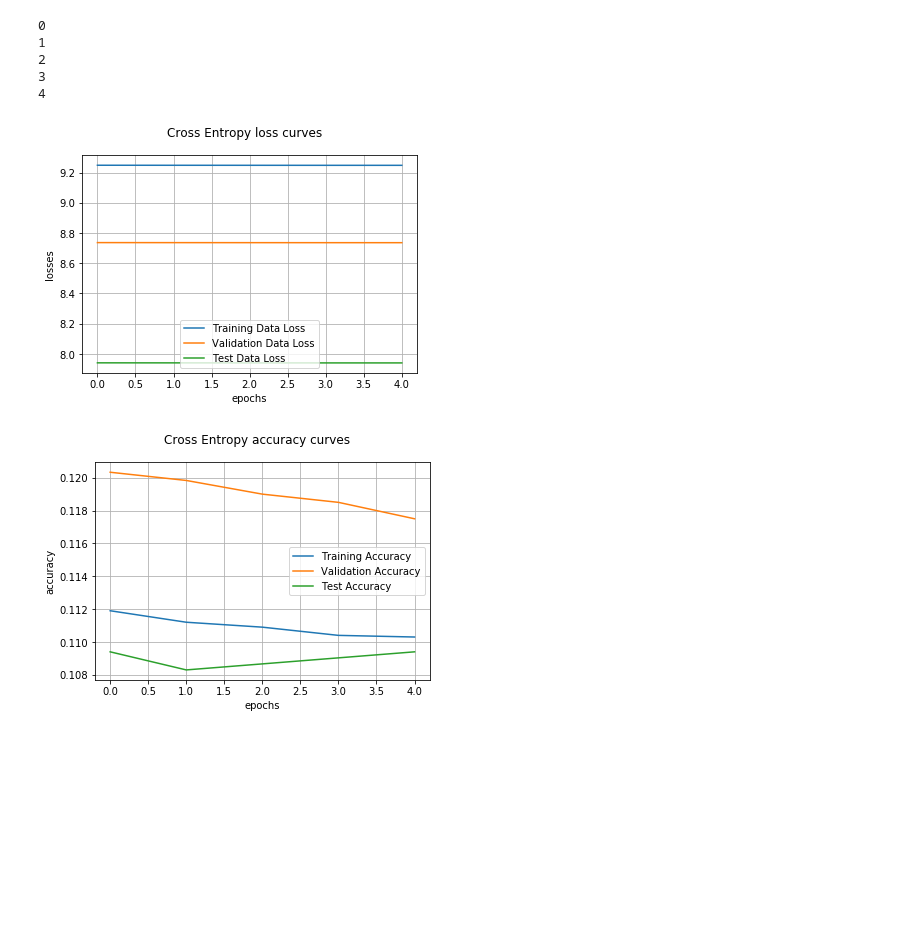
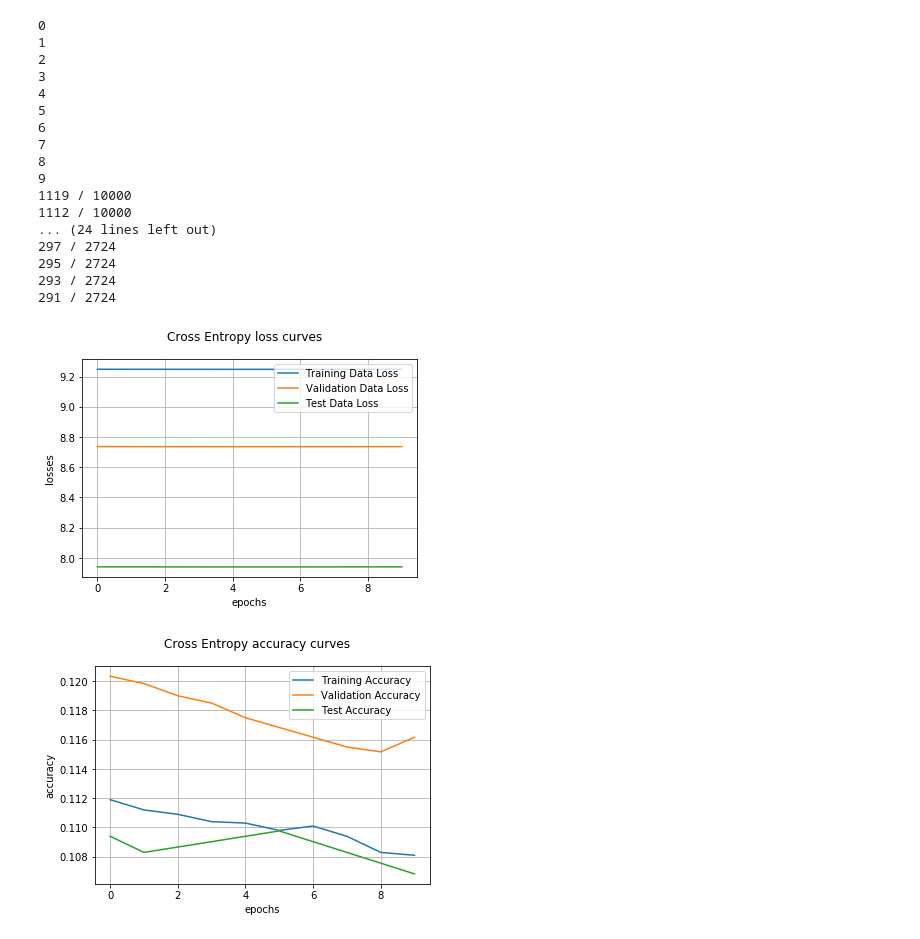
Before and after one commit to MiaoPasss/Machine-Learning, a Jupyter notebook: a2/Untitled.ipynb, the cells around one changed output. Cells and saved outputs as stored; diff of their text form; code cells hidden in the pictures; blank space fills up the shorter version.

```diff
--- a/a2/Untitled.ipynb
+++ b/a2/Untitled.ipynb
@@ -1,12 +0,0 @@
-# %%
-import part1
-
-part1.part1()
-# %% [output]
-0
-1
-2
-3
-4
-[figure, removed]
-[figure, removed]
@@ -12,0 +224,22 @@ part1.part1()
+# %%
+part1()
+# %% [output]
+0
+1
+2
+3
+4
+5
+6
+7
+8
+9
+1119 / 10000
+1112 / 10000
+... (24 lines left out)
+297 / 2724
+295 / 2724
+293 / 2724
+291 / 2724
+[figure, added]
+[figure, added]
```
Also changed, not shown: parts of 2 cells of this notebook, 3 other files.
